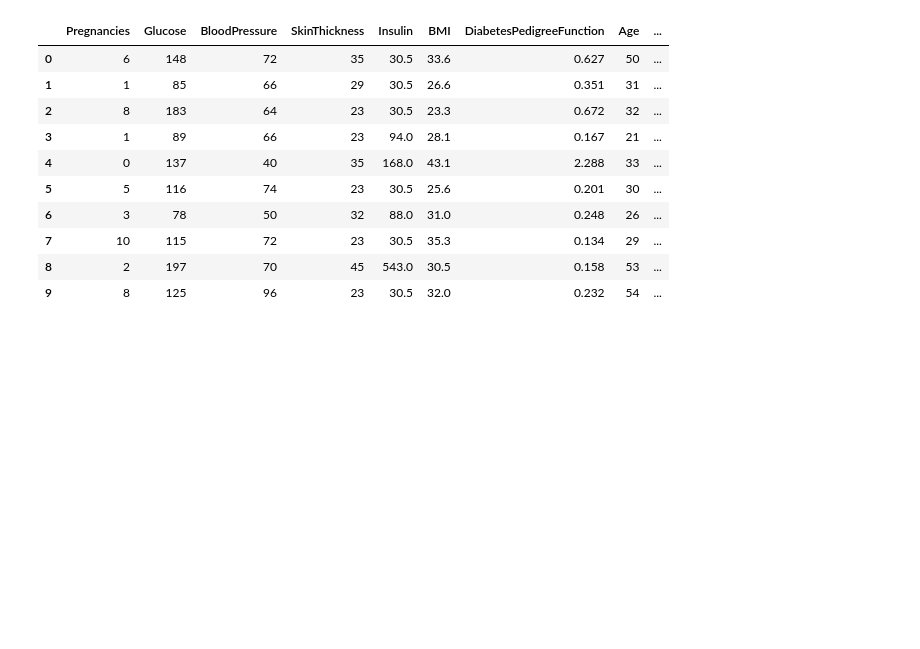
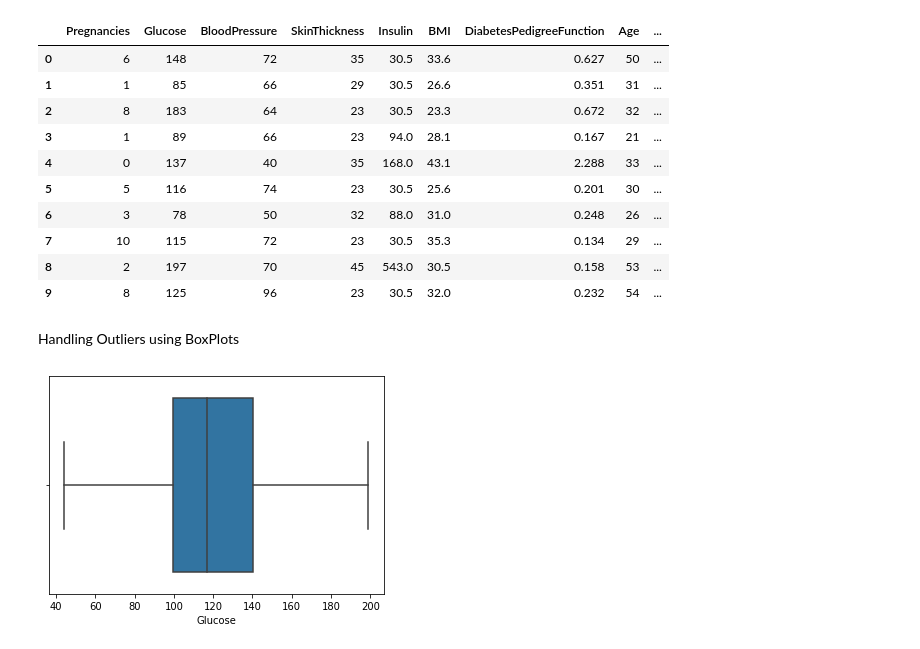
Before and after one commit to sreenal/Pima-Indians-Diabetes_Project, a Jupyter notebook: Pima_Indians_Diabetes.ipynb, the cells around one changed output. Saved outputs shown, nothing was run; the diff lists cells and outputs as text; code cells hidden in the pictures; blank space fills up the shorter version.

```diff
--- a/Pima_Indians_Diabetes.ipynb
+++ b/Pima_Indians_Diabetes.ipynb
@@ -270,3 +272,30 @@ df.head(10)
 | 7 | 10 | 115 | 72 | 23 | 30.5 | 35.3 | 0.134 | 29 | ... |
 | 8 | 2 | 197 | 70 | 45 | 543.0 | 30.5 | 0.158 | 53 | ... |
 | 9 | 8 | 125 | 96 | 23 | 30.5 | 32.0 | 0.232 | 54 | ... |
+# %% [markdown]
+Handling Outliers  using BoxPlots
+# %%
+numericalColumns = df.select_dtypes(include=np.number).columns
+# %%
+descriateCols=[]
+continuesCols=[]
+
+
+
+for column in numericalColumns:
+    if df[column].nunique()>20:
+        continuesCols.append(column)
+    else:
+        descriateCols.append(column)
+# %%
+for column in continuesCols:
+    upper_lim=df[column].mean()+df[column].std() *3
+    lower_lim=df[column].mean()-df[column].std() *3
+
+    df.loc[(df[column] > upper_lim),column] = upper_lim
+    df.loc[(df[column] < lower_lim),column] = lower_lim
+# %%
+sns.boxplot(df['Glucose'])
+plt.show()
+# %% [output]
+[figure, added]
```
Also changed, not shown: parts of 9 cells of this notebook.
